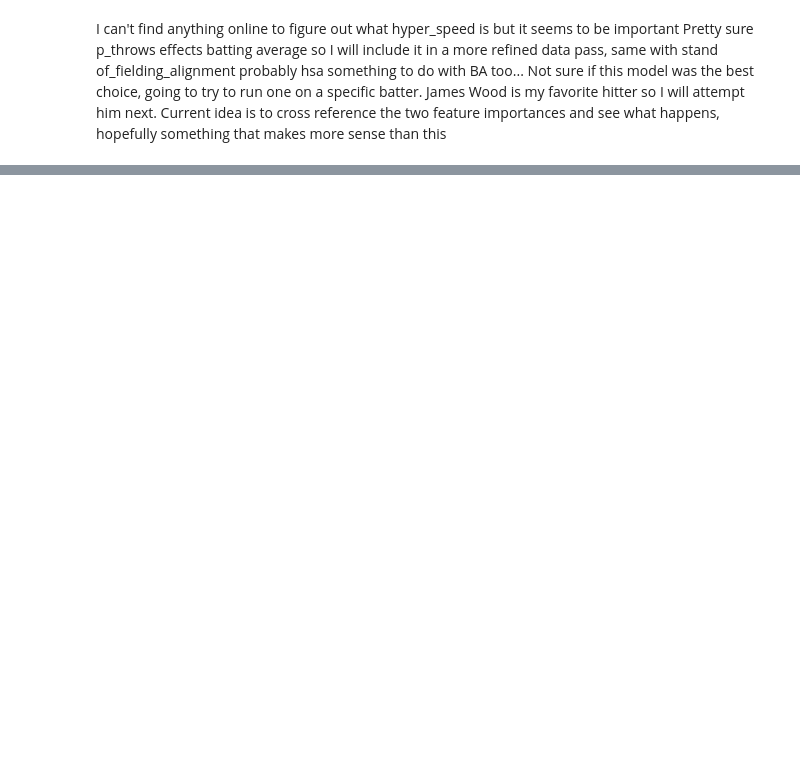
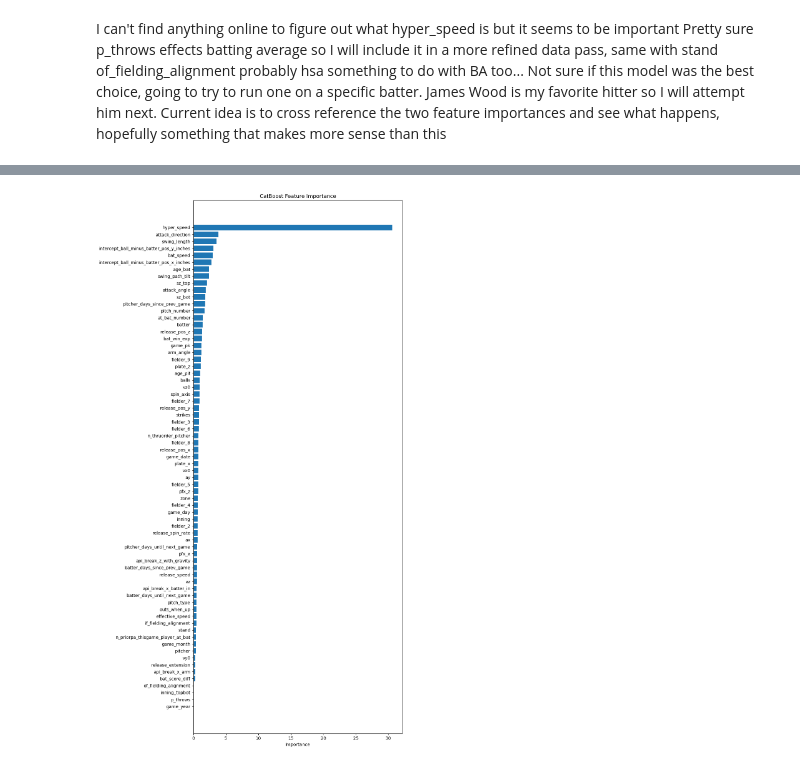
Before and after one commit to TDFelton/baseball_ML, a Jupyter notebook: testing.ipynb, the cells around one changed output, grey strips where cells are left out. Saved outputs shown, nothing was run; the diff lists cells and outputs as text; code cells hidden in the pictures; blank space fills up the shorter version.

```diff
--- a/testing.ipynb
+++ b/testing.ipynb
@@ -138,0 +172,20 @@ Current idea is to cross reference the two feature importances and see what happ
+# %%
+wood_x['game_year'] = pd.to_datetime(wood_x['game_date']).dt.year
+wood_x['game_month'] = pd.to_datetime(wood_x['game_date']).dt.month
+wood_x['game_day'] = pd.to_datetime(wood_x['game_date']).dt.day
+# Then drop the original datetime column
+# %%
+categorical_cols = ['game_month','pitch_type','batter','pitcher','stand','p_throws',
+                    'balls','strikes','inning','inning_topbot','game_pk','fielder_2',
+                    'fielder_3','fielder_4','fielder_5','fielder_6','fielder_7','fielder_8','fielder_9','pitch_number',
+                    'at_bat_number','if_fielding_alignment','of_fielding_alignment','age_pit','age_bat','n_thruorder_pitcher',
+                    'n_priorpa_thisgame_player_at_bat','pitcher_days_since_prev_game','batter_days_since_prev_game',
+                    'pitcher_days_until_next_game','batter_days_until_next_game']
+# See which categorical columns are missing from the DataFrame
+
+
+wood_x[categorical_cols] = wood_x[categorical_cols].astype(str)
+# %%
+x_wood_train, x_wood_test, y_wood_train, y_wood_test = tts(wood_x, wood_y, test_size = 0.2)
+wood_model = CatBoostClassifier(verbose=100)
+wood_model.fit(x_wood_train,y_wood_train,cat_features=categorical_cols)
@@ -138,0 +206,15 @@ Current idea is to cross reference the two feature importances and see what happ
+# %%
+importances = wood_model.get_feature_importance()
+features = x_wood_train.columns
+
+# Sort and plot
+indices = np.argsort(importances)[::-1]
+plt.figure(figsize=(10, 18))
+plt.barh(np.array(features)[indices], np.array(importances)[indices])
+plt.xlabel("Importance")
+plt.title("CatBoost Feature Importance")
+plt.gca().invert_yaxis()
+plt.tight_layout()
+plt.show()
+# %% [output]
+[figure, added]
```
Also changed, not shown: parts of 10 cells of this notebook, 4 other files.
